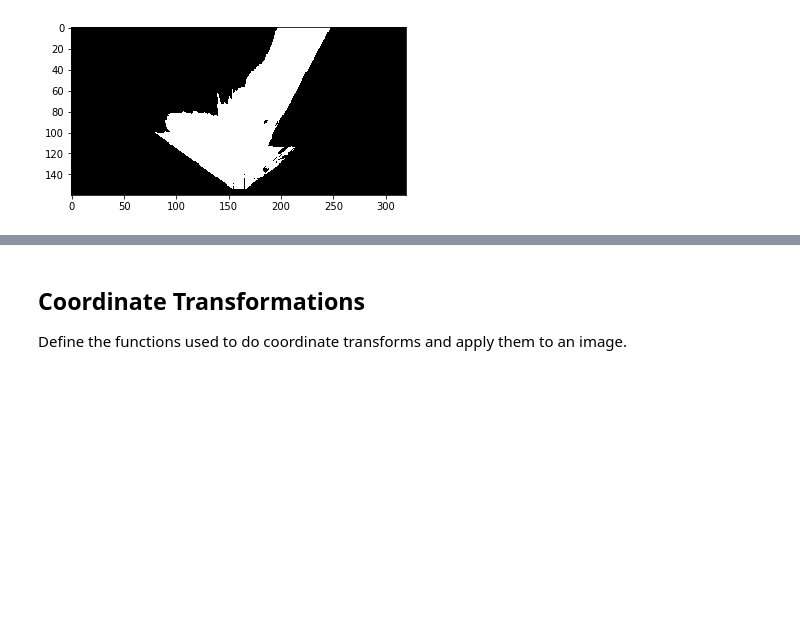
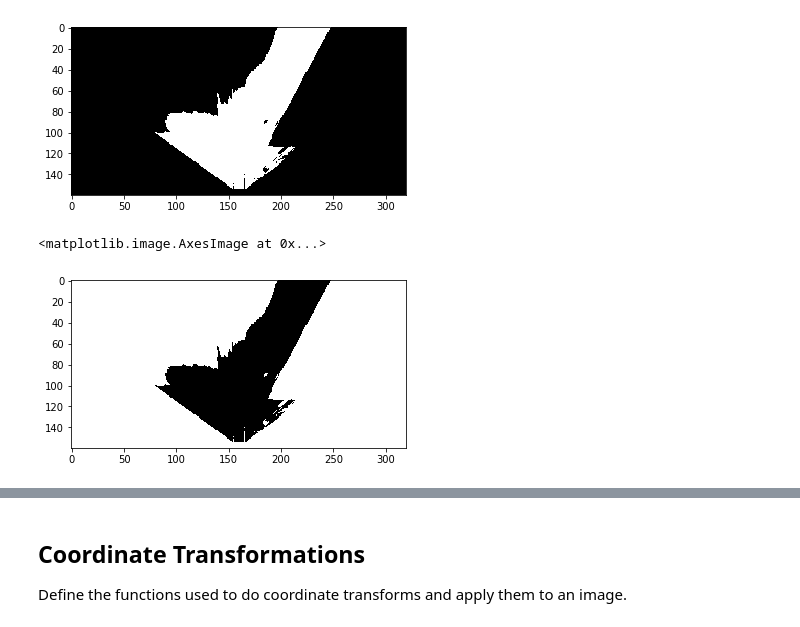
Before and after one commit to hongta/Robotics, a Jupyter notebook: code/Rover_Project_Test_Notebook.ipynb, the cells around one changed output, grey strips where cells are left out. Cells and saved outputs as stored; diff of their text form; code cells hidden in the pictures; blank space fills up the shorter version.

```diff
--- a/code/Rover_Project_Test_Notebook.ipynb
+++ b/code/Rover_Project_Test_Notebook.ipynb
@@ -143,3 +143,9 @@ plt.imshow(threshed, cmap='gray')
 # %% [output]
 <matplotlib.image.AxesImage at 0x...>
 [figure]
+# %%
+threshed = np.invert(color_thresh(warped))
+plt.imshow(threshed, cmap='gray')
+# %% [output]
+<matplotlib.image.AxesImage at 0x...>
+[figure, added]
```
Also changed, not shown: parts of 4 cells of this notebook, 1 other file.
